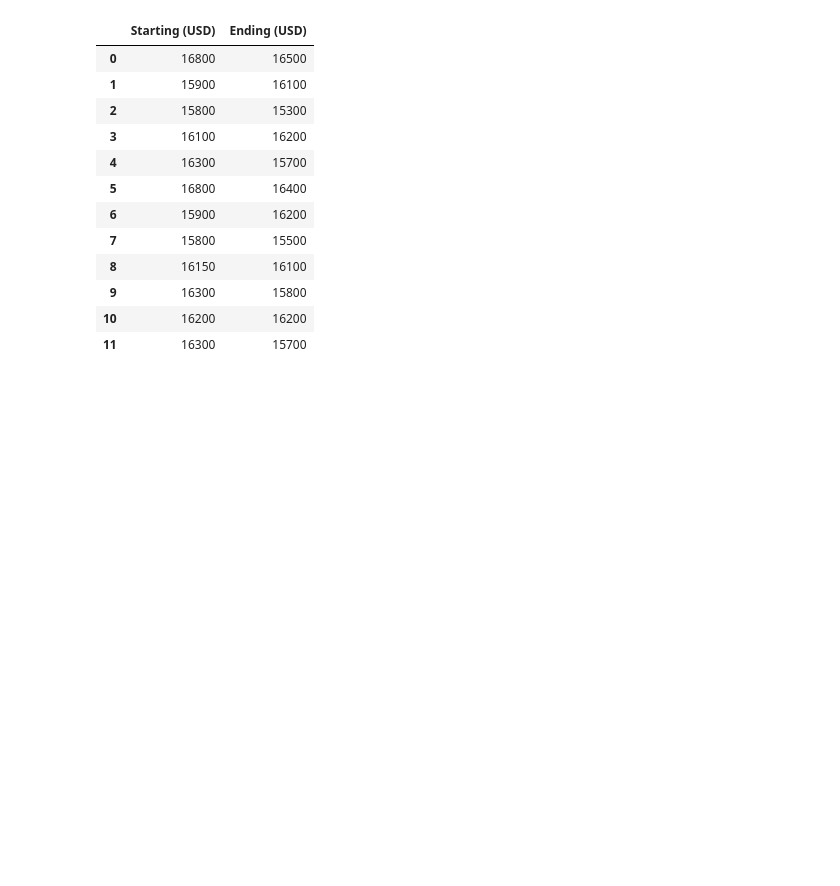
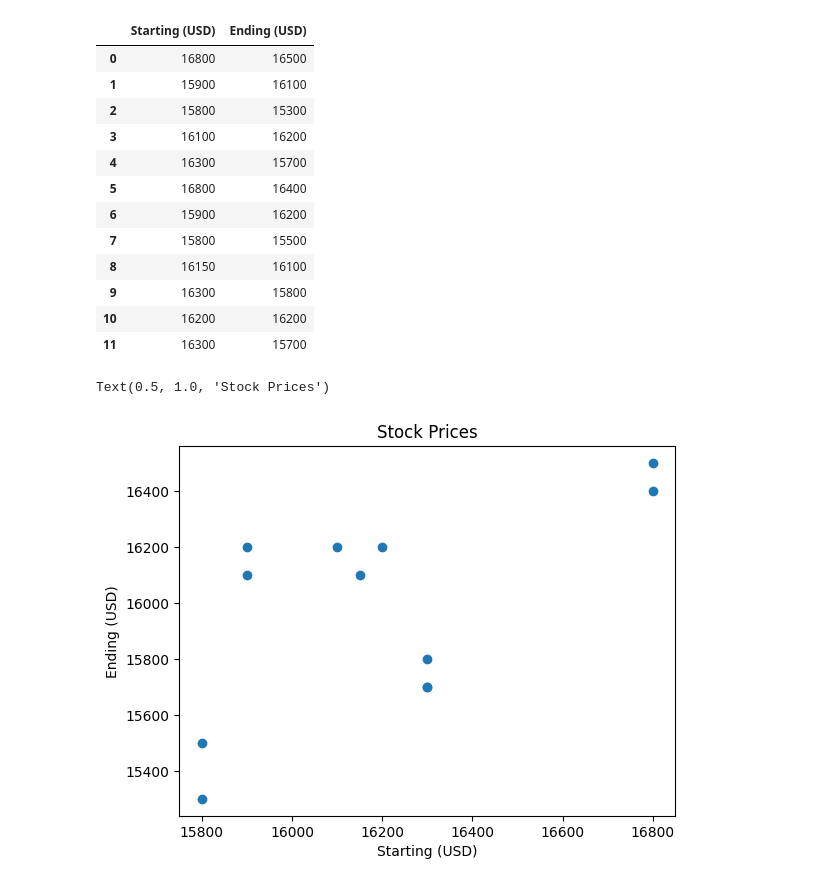
Before and after one commit to FarhanBinShafiq/machine_learning, a Jupyter notebook: Linear Regression/Linear Regression.ipynb, the cells around one changed output. Drawn from its saved outputs; the diff is of its cells as text; code cells hidden in the pictures; blank space fills up the shorter version.

```diff
--- a/Linear Regression/Linear Regression.ipynb
+++ b/Linear Regression/Linear Regression.ipynb
@@ -60,3 +61,13 @@ df.drop('Date',axis=1)
 | 9 | 16300 | 15800 |
 | 10 | 16200 | 16200 |
 | 11 | 16300 | 15700 |
+# %%
+
+##using matplotlib for graph
+plt.scatter(df['Starting (USD)'],df['Ending (USD)'])
+plt.xlabel('Starting (USD)')
+plt.ylabel('Ending (USD)')
+plt.title('Stock Prices')
+# %% [output]
+Text(0.5, 1.0, 'Stock Prices')
+[figure, added]
```
Also changed, not shown: parts of 8 cells of this notebook, 1 other file.
